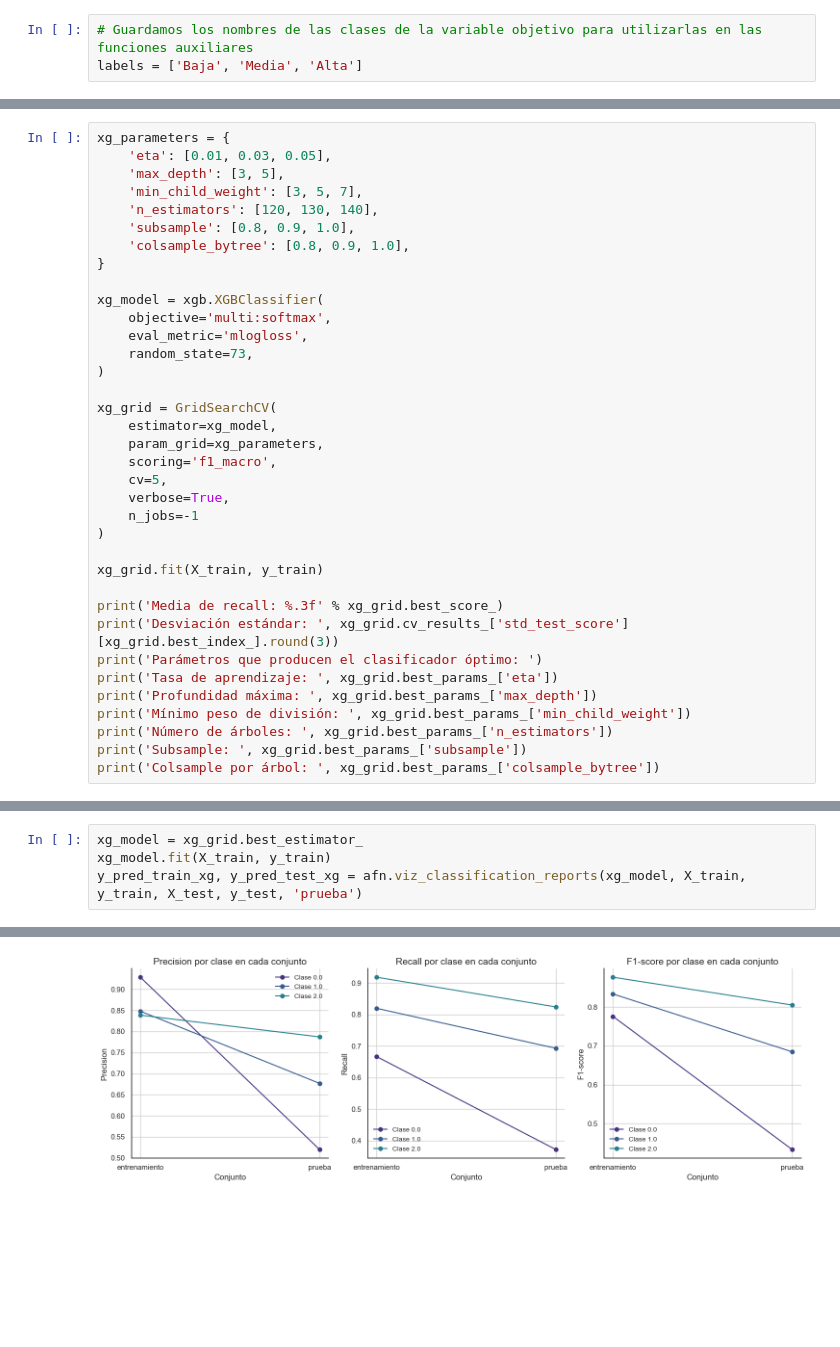
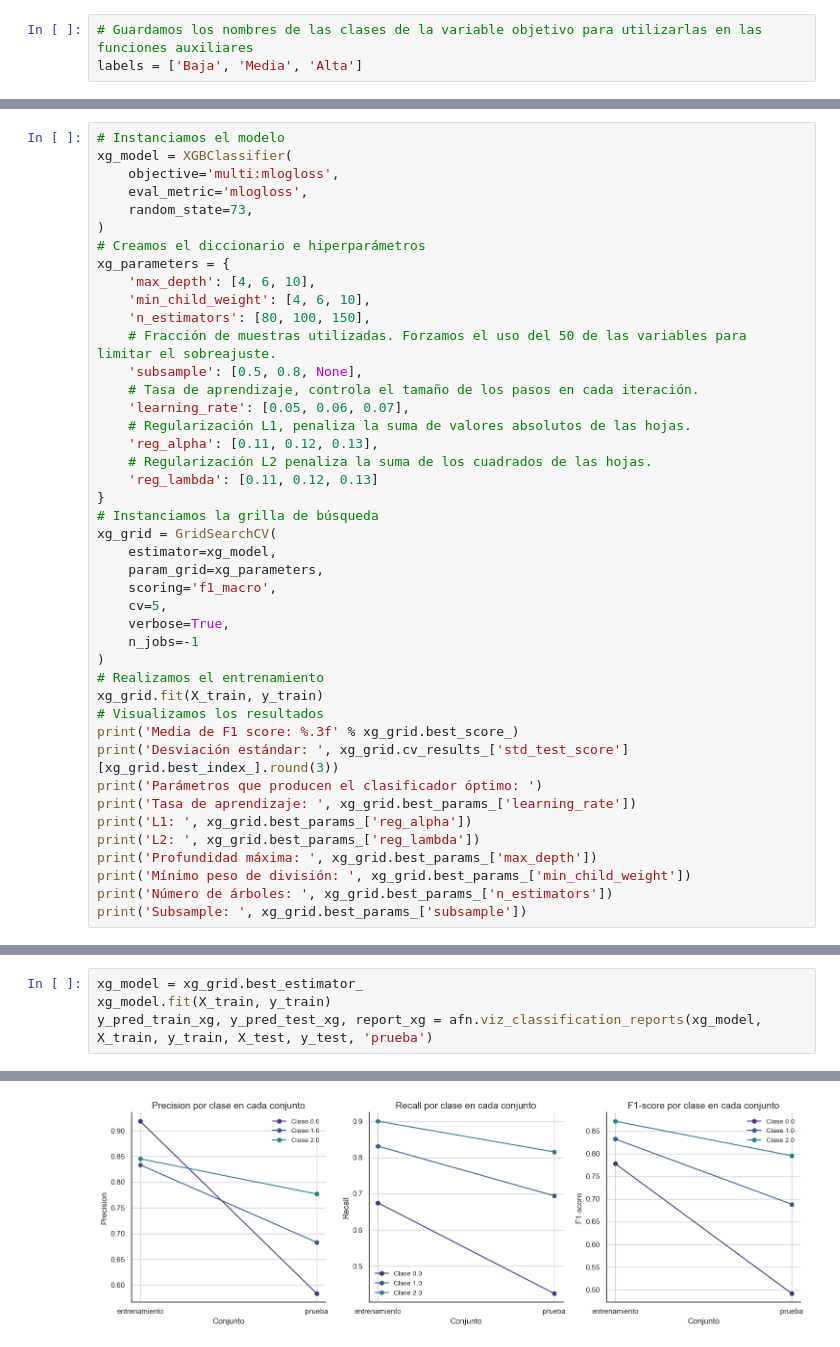
Before and after one commit to ppimas-uoc/TFG---Inteligencia-Artificial, a Jupyter notebook: Fase 2/2.2_Modelado_multiclase.ipynb, the cells around one changed output, grey strips where cells are left out. Saved outputs shown, nothing was run; the diff lists cells and outputs as text; blank space fills up the shorter version.

```diff
--- a/Fase 2/2.2_Modelado_multiclase.ipynb
+++ b/Fase 2/2.2_Modelado_multiclase.ipynb
@@ -329,19 +434,25 @@ afn.viz_confusion_matrix_test(labels, y_test, y_pred_test_rf)
 # %%
-xg_parameters = {
-    'eta': [0.01, 0.03, 0.05],
-    'max_depth': [3, 5],
-    'min_child_weight': [3, 5, 7],
-    'n_estimators': [120, 130, 140],
-    'subsample': [0.8, 0.9, 1.0],
-    'colsample_bytree': [0.8, 0.9, 1.0],
-}
-
-xg_model = xgb.XGBClassifier(
-    objective='multi:softmax',
+# Instanciamos el modelo
+xg_model = XGBClassifier(
+    objective='multi:mlogloss',
     eval_metric='mlogloss',
     random_state=73,
 )
-
+# Creamos el diccionario e hiperparámetros
+xg_parameters = {
+    'max_depth': [4, 6, 10],
+    'min_child_weight': [4, 6, 10],
+    'n_estimators': [80, 100, 150],
+    # Fracción de muestras utilizadas. Forzamos el uso del 50 de las variables para limitar el sobreajuste.
+    'subsample': [0.5, 0.8, None],
+    # Tasa de aprendizaje, controla el tamaño de los pasos en cada iteración.
+    'learning_rate': [0.05, 0.06, 0.07],
+    # Regularización L1, penaliza la suma de valores absolutos de las hojas.
+    'reg_alpha': [0.11, 0.12, 0.13],
+    # Regularización L2 penaliza la suma de los cuadrados de las hojas.
+    'reg_lambda': [0.11, 0.12, 0.13]
+}
+# Instanciamos la grilla de búsqueda
 xg_grid = GridSearchCV(
     estimator=xg_model,
     param_grid=xg_parameters,
@@ -350,16 +461,17 @@ xg_grid = GridSearchCV(
     verbose=True,
     n_jobs=-1
 )
-
+# Realizamos el entrenamiento
 xg_grid.fit(X_train, y_train)
-
-print('Media de recall: %.3f' % xg_grid.best_score_)
+# Visualizamos los resultados
+print('Media de F1 score: %.3f' % xg_grid.best_score_)
 print('Desviación estándar: ', xg_grid.cv_results_['std_test_score'][xg_grid.best_index_].round(3))
 print('Parámetros que producen el clasificador óptimo: ')
-print('Tasa de aprendizaje: ', xg_grid.best_params_['eta'])
+print('Tasa de aprendizaje: ', xg_grid.best_params_['learning_rate'])
+print('L1: ', xg_grid.best_params_['reg_alpha'])
+print('L2: ', xg_grid.best_params_['reg_lambda'])
 print('Profundidad máxima: ', xg_grid.best_params_['max_depth'])
 print('Mínimo peso de división: ', xg_grid.best_params_['min_child_weight'])
 print('Número de árboles: ', xg_grid.best_params_['n_estimators'])
 print('Subsample: ', xg_grid.best_params_['subsample'])
-print('Colsample por árbol: ', xg_grid.best_params_['colsample_bytree'])
 # %% [output]
@@ -368,7 +497,7 @@ BrokenProcessPool: A task has failed to un-serialize. Please ensure that the arg
 # %%
 xg_model = xg_grid.best_estimator_
 xg_model.fit(X_train, y_train)
-y_pred_train_xg, y_pred_test_xg = afn.viz_classification_reports(xg_model, X_train, y_train, X_test, y_test, 'prueba')
+y_pred_train_xg, y_pred_test_xg, report_xg = afn.viz_classification_reports(xg_model, X_train, y_train, X_test, y_test, 'prueba')
 # %% [output]
 Reporte sobre el conjunto de ENTRENAMIENTO:
               precision    recall  f1-score   support
@@ -390 +519 @@ weighted avg       0.71      0.72      0.71       310
-[figure, old version]
+[figure, new version]
```
Also changed, not shown: parts of 35 cells of this notebook, 3 other files.
